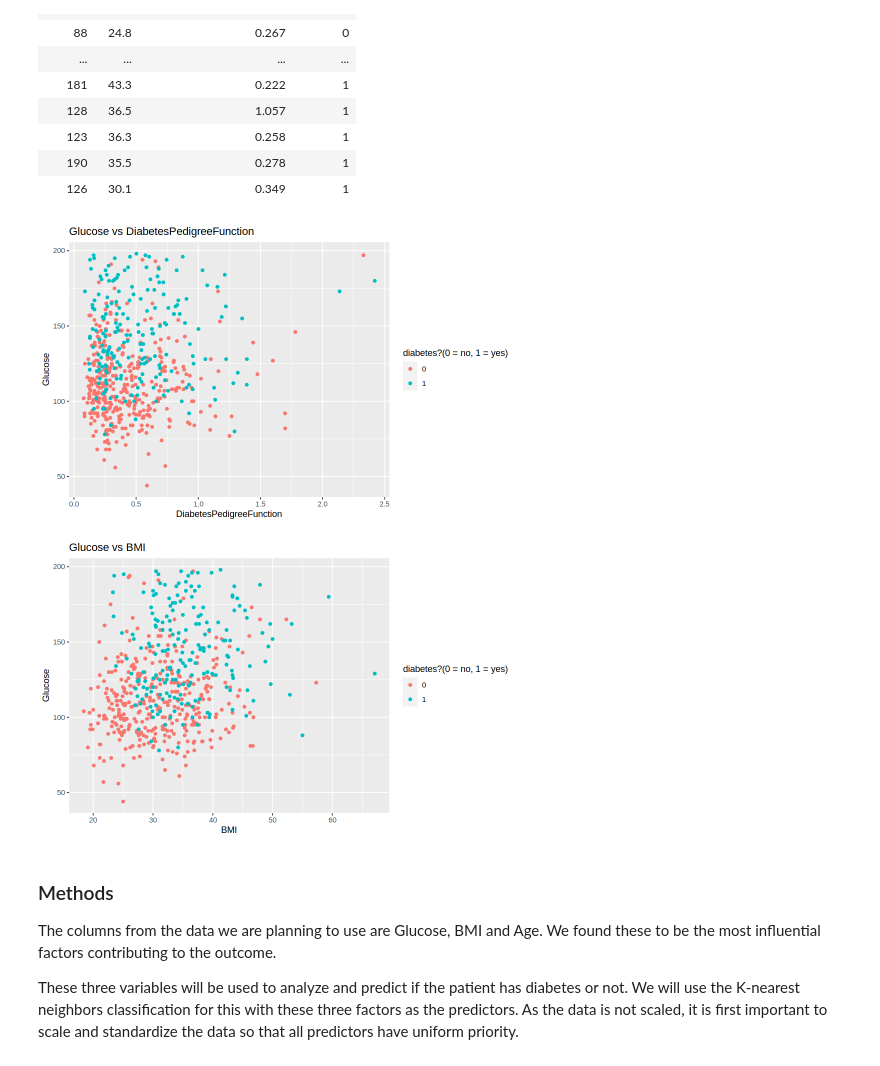
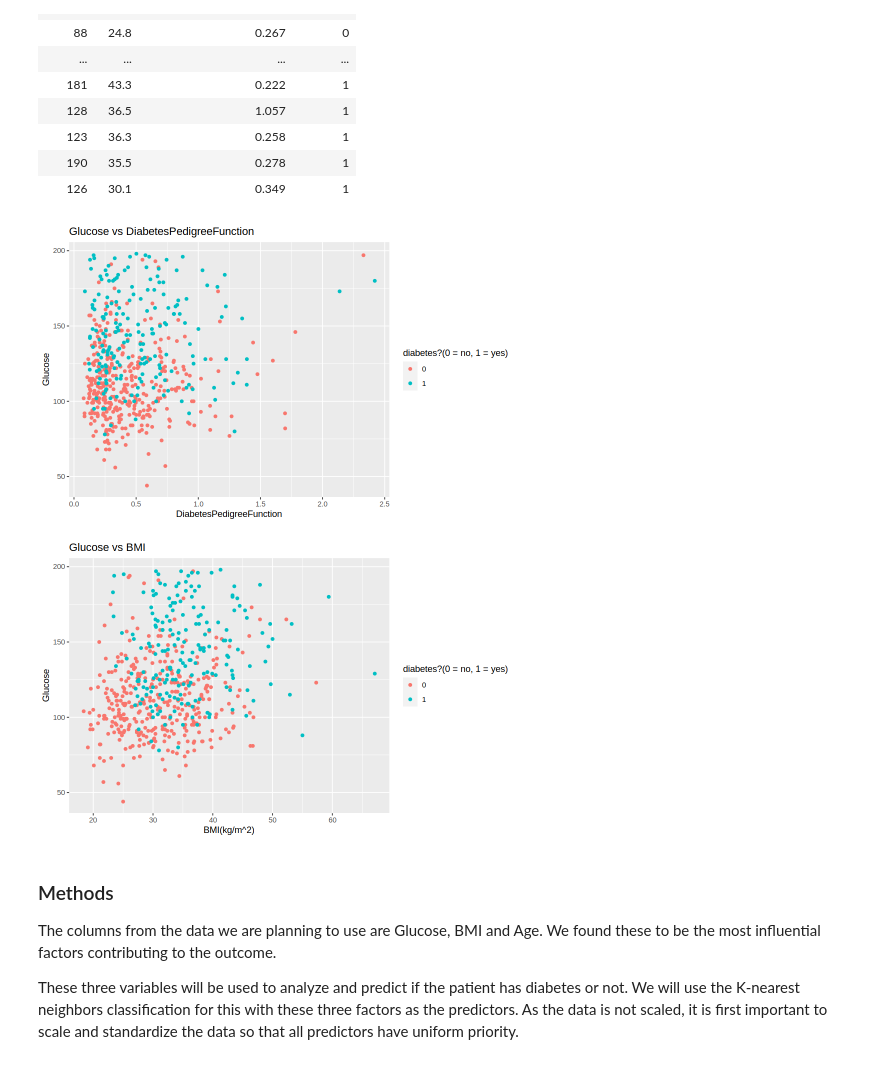
Before and after one commit to AmritS14/DSCI-Project, a Jupyter notebook: Project.ipynb, the cells around one changed output. Saved outputs shown, nothing was run; the diff lists cells and outputs as text; code cells hidden in the pictures.

```diff
--- a/Project.ipynb
+++ b/Project.ipynb
@@ -156,27 +156,27 @@ A tibble: 564 × 4
 # %%
 #make scatterplots to visualize the data
 options(repr.plot.width = 8, repr.plot.height = 5)
 
 diabetes_plot_1 <- diabetes_train |>
     ggplot(aes(x = DiabetesPedigreeFunction, y = Glucose, color = Outcome)) +
         geom_point() +
         xlab("DiabetesPedigreeFunction") +
         ylab("Glucose") +
         labs(color = "diabetes?(0 = no, 1 = yes)") +
         ggtitle("Glucose vs DiabetesPedigreeFunction")
 diabetes_plot_1
 
 diabetes_plot_2 <- diabetes_train |>
     ggplot(aes(x = BMI, y = Glucose, color = Outcome)) +
         geom_point() +
-        xlab("BMI") +
+        xlab("BMI(kg/m^2)") +
         ylab("Glucose") +
         labs(color = "diabetes?(0 = no, 1 = yes)") +
         ggtitle("Glucose vs BMI")
 diabetes_plot_2
 # %% [output]
 [figure]
-[figure, old version]
+[figure, new version]
 # %% [markdown]
 ### Methods
 
```
